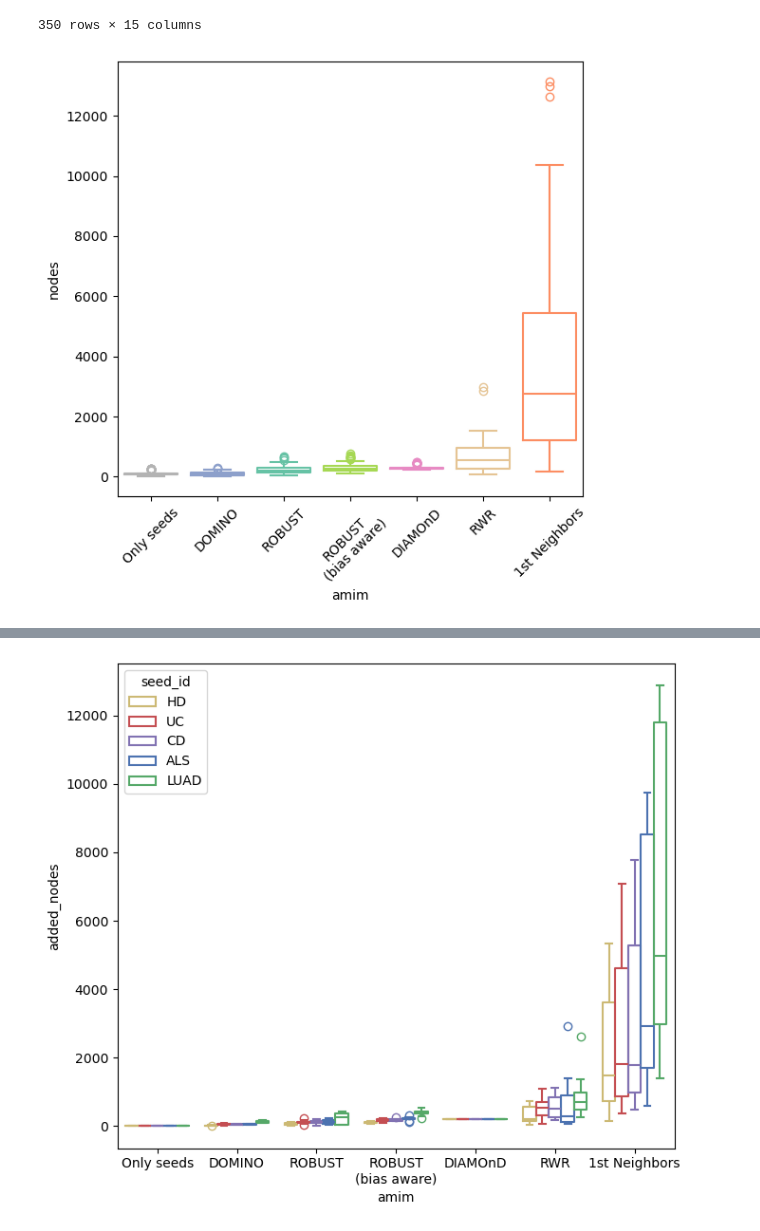
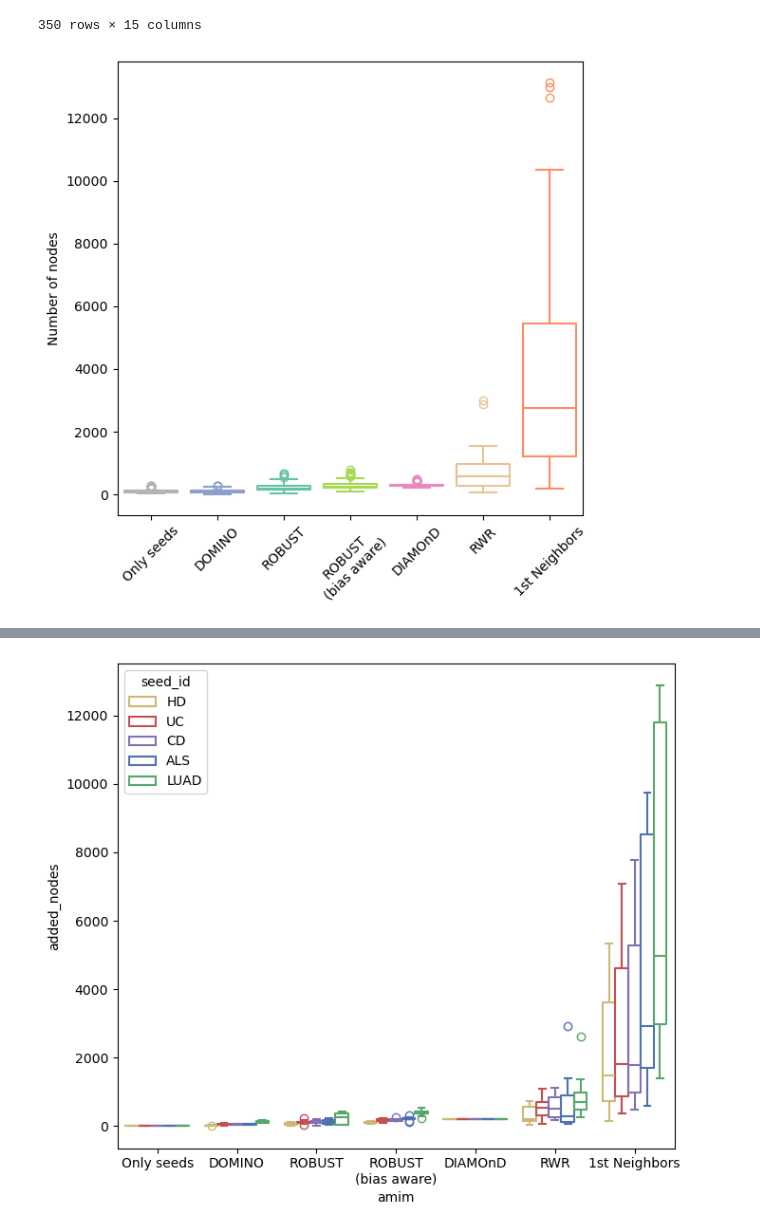
Before and after one commit to REPO4EU/modulediscovery_demonstration, a Jupyter notebook: src/04_visualize_module_topology.ipynb, the cells around one changed output, grey strips where cells are left out. Cells and saved outputs as stored; diff of their text form; code cells hidden in the pictures.

```diff
--- a/src/04_visualize_module_topology.ipynb
+++ b/src/04_visualize_module_topology.ipynb
@@ -39,9 +36,12 @@ df
 # %%
 plt.figure(figsize=(6, 6))
 sns.boxplot(data=df, y="nodes", hue="amim", x="amim", fill=False, palette=dict(zip(amim_meta_df.label, amim_meta_df.color)), order=amim_meta_df.label)
+
 plt.xticks(rotation=45)
+plt.xlabel("")
+plt.ylabel("Number of nodes")
 plt.tight_layout()
 plt.show()
 # %% [output]
-[figure, old version]
+[figure, new version]
 # %%
```
Also changed, not shown: parts of 6 cells of this notebook, 3 other files.
